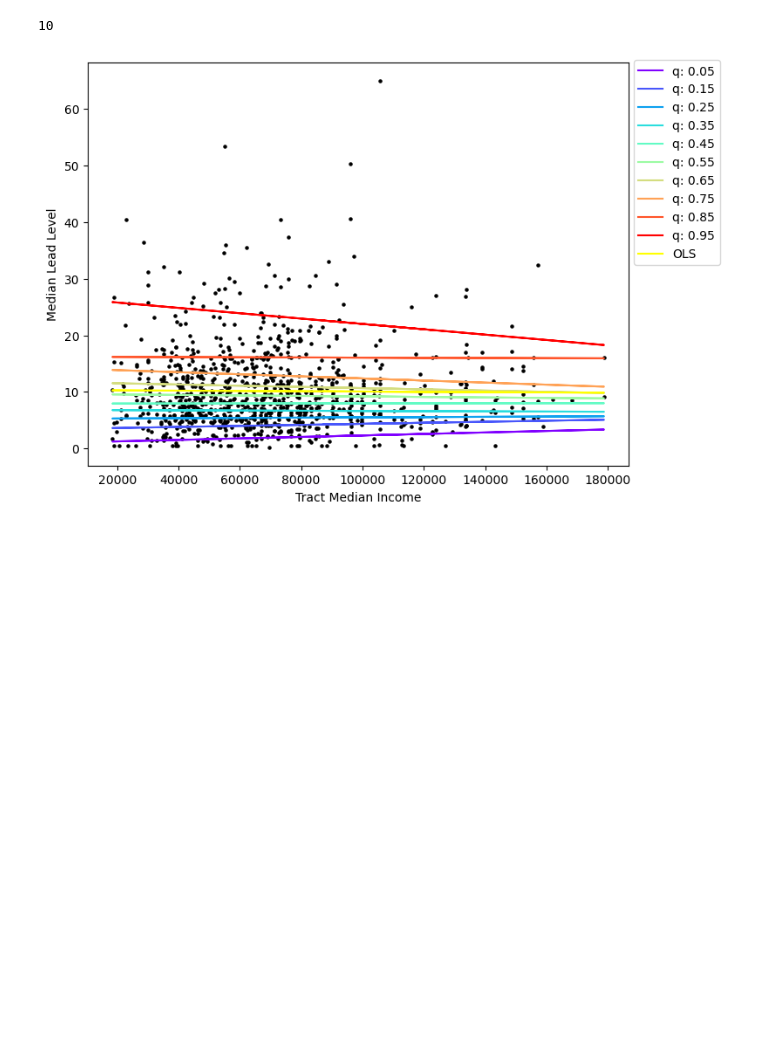
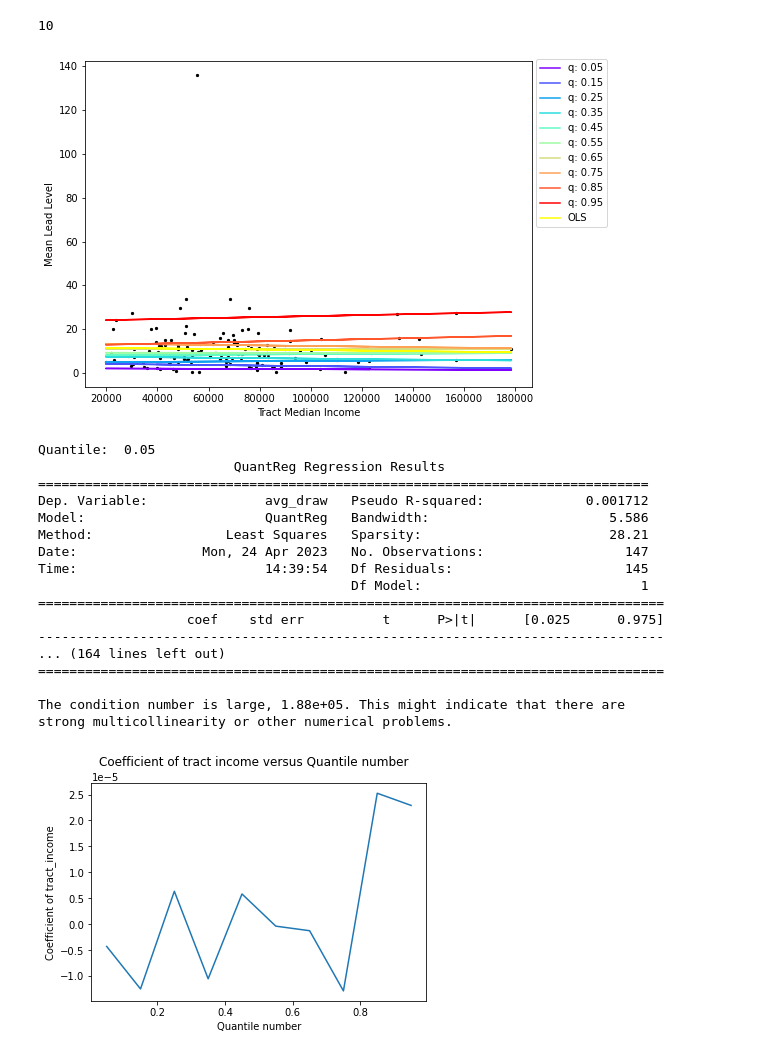
Before and after one commit to jacobhthomas/LeadWater, a Jupyter notebook: qr_income.ipynb, the cells around one changed output. Drawn from its saved outputs; the diff is of its cells as text; code cells hidden in the pictures; blank space fills up the shorter version.

```diff
--- a/qr_income.ipynb
+++ b/qr_income.ipynb
@@ -31,3 +32,6 @@ df.head(5)
 | 2 | 12/17/2019 | 100XX S CALUMET AVE | 11.350 | 40612.0 |
 | 3 | 12/14/2019 | 100XX S CARPENTER ST | 8.425 | 37207.0 |
 | 4 | 12/14/2021 | 100XX S LASALLE ST | 9.650 | 39787.0 |
+# %%
+draw_cols = df.columns[2:12]
+draw_cols
@@ -33,0 +42,5 @@ df.head(5)
+# %%
+df[~df.isin(['NaN', 'NaT']).any(axis=1)]
+df.shape
+df.dropna(inplace=True)
+df.shape
@@ -108,10 +129,10 @@ y_ols = ols['a'] + ols['b'] * df.tract_income
 
 ax.plot(df.tract_income, y_ols, color='yellow', label='OLS')
 
-ax.scatter(df.tract_income, df.median_lead, color='black',s=5)
+ax.scatter(df.tract_income, df.avg_draw, color='black',s=5)
 
 ax.set_xlabel('Tract Median Income')
-ax.set_ylabel('Median Lead Level')
+ax.set_ylabel('Mean Lead Level')
 
 ax.legend(bbox_to_anchor=(1.18, 1.02))
 
@@ -119,7 +140,41 @@ ax.legend(bbox_to_anchor=(1.18, 1.02))
 
 plt.show()
 # %% [output]
-[figure, old version]
+[figure, new version]
+# %%
+coeff = []
+for q in quantiles_:
+    q_model = smf.quantreg(formula='avg_draw ~ tract_income',data=df)
+    q_model_result = q_model.fit(q=q)
+    print("Quantile: ",q)
+    print(q_model_result.summary())
+    coeff.append(q_model_result.params['tract_income'])
+
+fig = plt.figure()
+fig.suptitle('Coefficient of tract income versus Quantile number')
+plt.xlabel('Quantile number')
+plt.ylabel('Coefficient of tract_income')
+plt.plot(quantiles_, coeff)
+plt.show()
+# %% [output]
+Quantile:  0.05
+                         QuantReg Regression Results
+==============================================================================
+Dep. Variable:               avg_draw   Pseudo R-squared:             0.001712
+Model:                       QuantReg   Bandwidth:                       5.586
+Method:                 Least Squares   Sparsity:                        28.21
+Date:                Mon, 24 Apr 2023   No. Observations:                  147
+Time:                        14:39:54   Df Residuals:                      145
+                                        Df Model:                            1
+================================================================================
+                   coef    std err          t      P>|t|      [0.025      0.975]
+--------------------------------------------------------------------------------
+... (164 lines left out)
+================================================================================
+
+The condition number is large, 1.88e+05. This might indicate that there are
+strong multicollinearity or other numerical problems.
+[figure, added]
 # %%
 #residual plot for quantile regression
 fig, ax = plt.subplots(figsize=(8,6))
```
Also changed, not shown: parts of 10 cells of this notebook, 7 other files.
